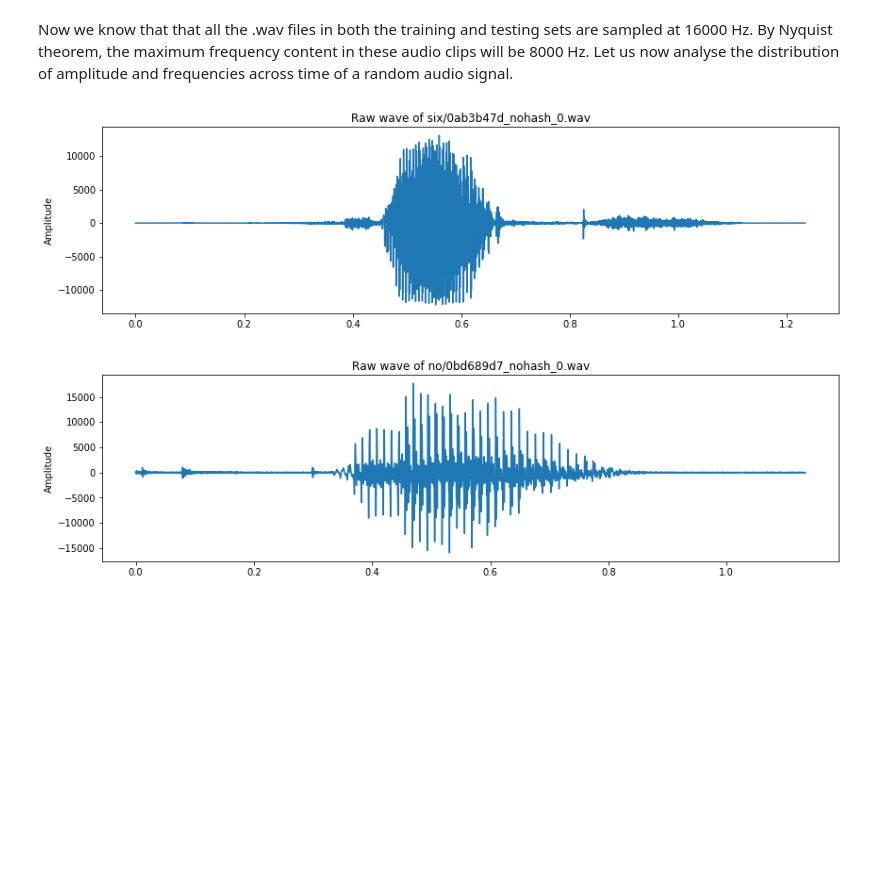
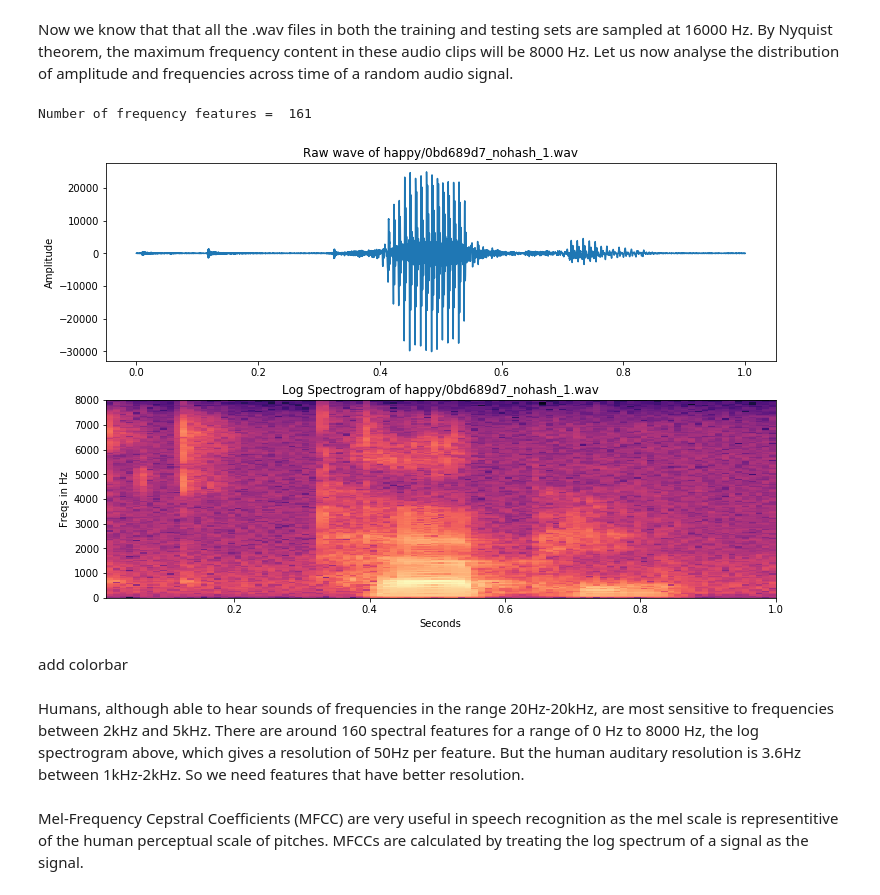
Before and after one commit to pranka02/speech_recognition, a Jupyter notebook: data_analysis.ipynb, the cells around one changed output. Saved outputs shown, nothing was run; the diff lists cells and outputs as text; code cells hidden in the pictures; blank space fills up the shorter version.

```diff
--- a/data_analysis.ipynb
+++ b/data_analysis.ipynb
@@ -75,12 +57,40 @@ def plot_wave(audio_path,audio_file):
+# %%
+def plot_wave_spec(audio_path, audio_file , window_size=20,
+                 step_size=10, eps=1e-10):
+    sample_rate, samples = wavfile.read(os.path.join(audio_path,audio_file))
+    nperseg = int(round(window_size * sample_rate / 1e3)) # number of samples in a window segment
+    noverlap = int(round(step_size * sample_rate / 1e3))  # hop size in terms of samples
+    freqs, times, spec = signal.spectrogram(samples,
+                                    fs=sample_rate,
+                                    window='hann',
+                                    nperseg=nperseg,
+                                    noverlap=noverlap,
+                                    detrend=False)
+    log_spectrogram = np.log(spec.T.astype(np.float64) + eps)
+    fig = plt.figure(figsize=(12, 8))
+    ax1 = fig.add_subplot(211)
+    ax1.set_title('Raw wave of ' + audio_file)
+    ax1.set_ylabel('Amplitude')
+    ax1.plot(np.linspace(0, len(samples)/sample_rate, len(samples)),samples)
+    ax2 = fig.add_subplot(212)
+    ax2.imshow(log_spectrogram.T, aspect='auto', origin='lower',
+           extent=[times.min(), round(times.max()), freqs.min(), freqs.max()], cmap = 'magma')
+    ax2.set_title('Log Spectrogram of ' + audio_file)
+    ax2.set_ylabel('Freqs in Hz')
+    ax2.set_xlabel('Seconds')
+    print('Number of frequency features = ',log_spectrogram.shape[1])
 # %%
-file_train1 = 'six/0ab3b47d_nohash_0.wav'
+file_train1 = 'happy/0bd689d7_nohash_1.wav'
 file_train2 = 'no/0bd689d7_nohash_0.wav'
 
 file_test = 'clip_0000adecb.wav'
-plot_wave(train_audio_path,file_train1)
+plot_wave_spec(train_audio_path,file_train1)
 # %% [output]
+Number of frequency features =  161
-[figure, old version]
+[figure, new version]
-# %%
-plot_wave(train_audio_path,file_train2)
-# %% [output]
-[figure, removed]
+# %% [markdown]
+add colorbar
+# %% [markdown]
+Humans, although able to hear sounds of frequencies in the range 20Hz-20kHz, are most sensitive to frequencies between 2kHz and 5kHz. There are around 160 spectral features for a range of 0 Hz to 8000 Hz, the log spectrogram above, which gives a resolution of 50Hz per feature. But the human auditary resolution is 3.6Hz between 1kHz-2kHz. So we need features that have better resolution.
+# %% [markdown]
+Mel-Frequency Cepstral Coefficients (MFCC) are very useful in speech recognition as the mel scale is representitive of the human perceptual scale of pitches. MFCCs are calculated by treating the log spectrum of a signal as the signal.
```
Also changed, not shown: parts of 2 cells of this notebook.
